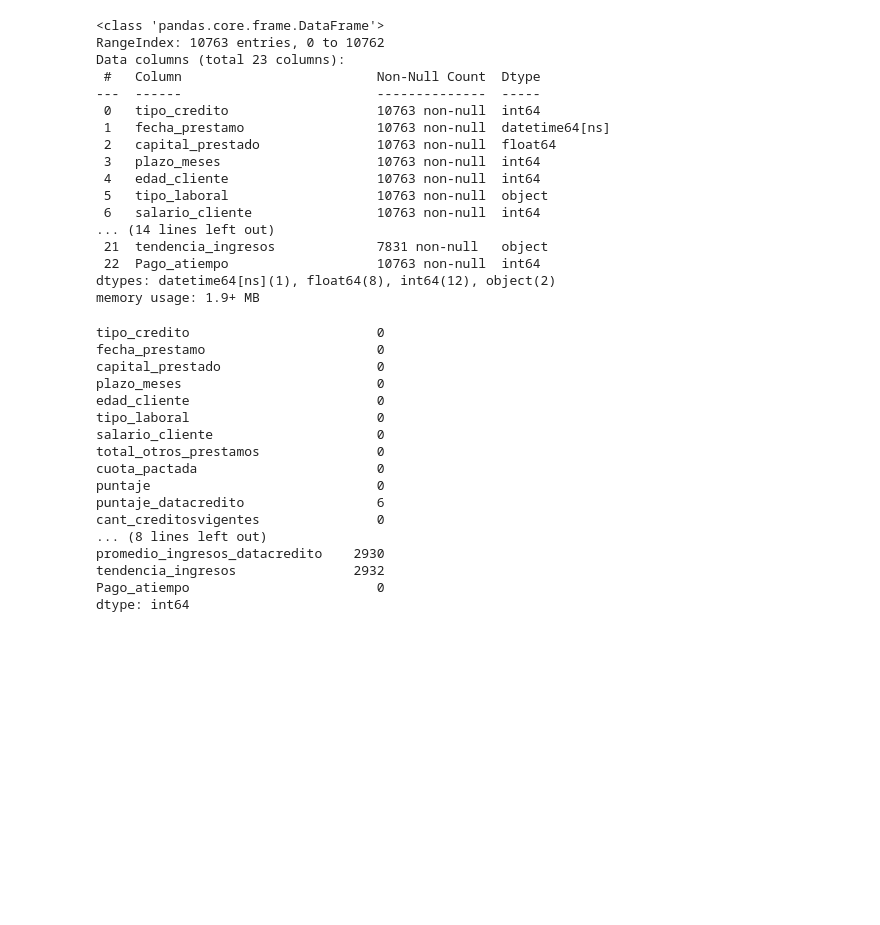
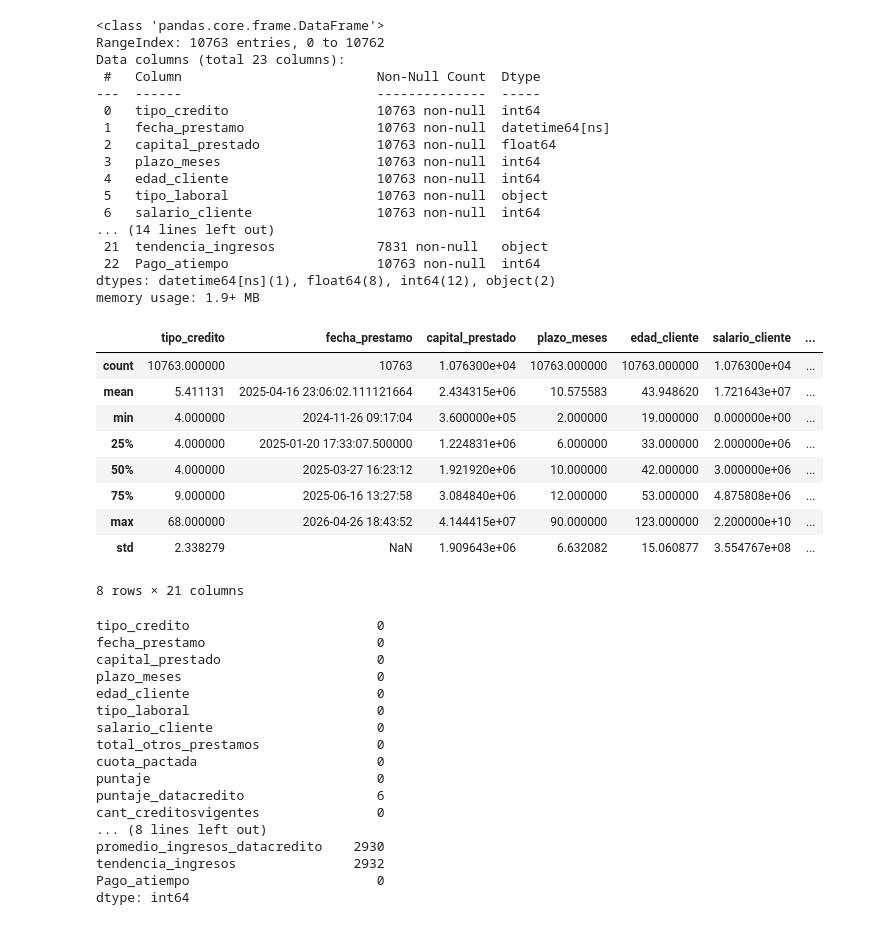
Before and after one commit to federico1809/PI_Modulo5_MLOps, a Jupyter notebook: mlops_pipeline/src/comprension_eda.ipynb, the cells around one changed output. Cells and saved outputs as stored; diff of their text form; code cells hidden in the pictures; blank space fills up the shorter version.

```diff
--- a/mlops_pipeline/src/comprension_eda.ipynb
+++ b/mlops_pipeline/src/comprension_eda.ipynb
@@ -60,6 +60,19 @@ Data columns (total 23 columns):
  22  Pago_atiempo                   10763 non-null  int64
 dtypes: datetime64[ns](1), float64(8), int64(12), object(2)
 memory usage: 1.9+ MB
+# %%
+df.describe()
+# %% [output]
+|  | tipo_credito | fecha_prestamo | capital_prestado | plazo_meses | edad_cliente | salario_cliente | ... |
+| count | 10763.000000 | 10763 | 1.076300e+04 | 10763.000000 | 10763.000000 | 1.076300e+04 | ... |
+| mean | 5.411131 | 2025-04-16 23:06:02.111121664 | 2.434315e+06 | 10.575583 | 43.948620 | 1.721643e+07 | ... |
+| min | 4.000000 | 2024-11-26 09:17:04 | 3.600000e+05 | 2.000000 | 19.000000 | 0.000000e+00 | ... |
+| 25% | 4.000000 | 2025-01-20 17:33:07.500000 | 1.224831e+06 | 6.000000 | 33.000000 | 2.000000e+06 | ... |
+| 50% | 4.000000 | 2025-03-27 16:23:12 | 1.921920e+06 | 10.000000 | 42.000000 | 3.000000e+06 | ... |
+| 75% | 9.000000 | 2025-06-16 13:27:58 | 3.084840e+06 | 12.000000 | 53.000000 | 4.875808e+06 | ... |
+| max | 68.000000 | 2026-04-26 18:43:52 | 4.144415e+07 | 90.000000 | 123.000000 | 2.200000e+10 | ... |
+| std | 2.338279 | NaN | 1.909643e+06 | 6.632082 | 15.060877 | 3.554767e+08 | ... |
+8 rows × 21 columns
 # %%
 df.isnull().sum()
 # %% [output]
```
Also changed, not shown: parts of 42 cells of this notebook.
